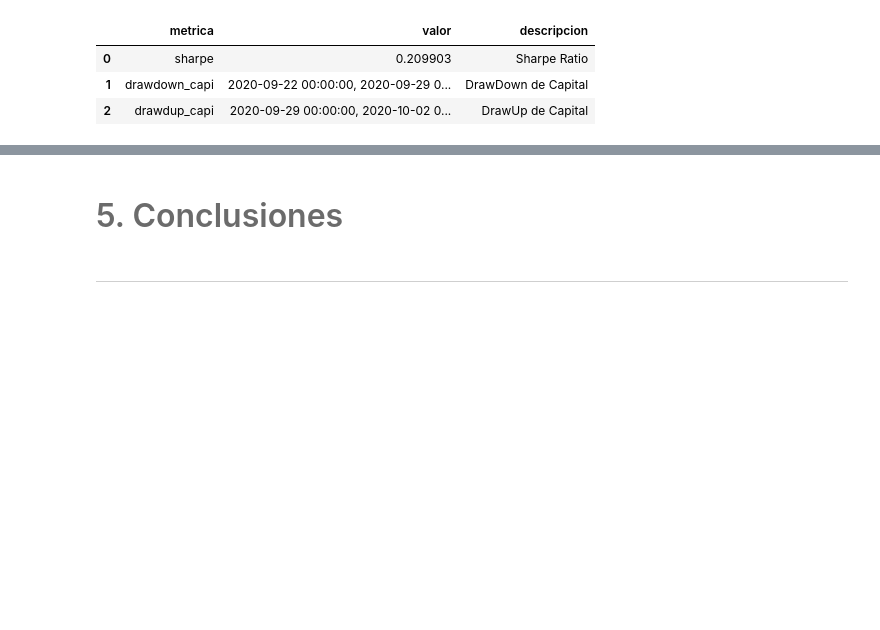
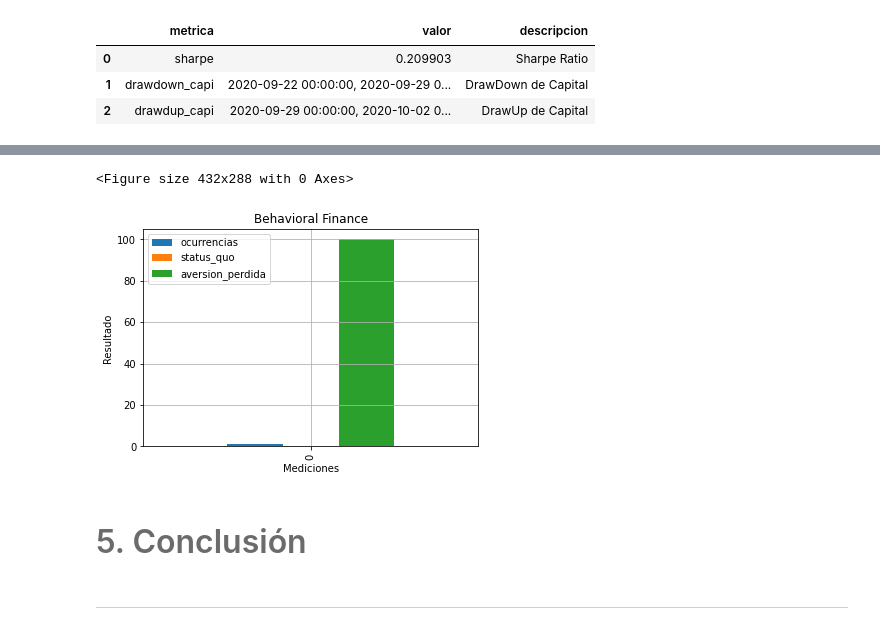
Before and after one commit to lizette98/myst_equipo8_lab3, a Jupyter notebook: notebook.ipynb, the cells around one changed output, grey strips where cells are left out. Cells and saved outputs as stored; diff of their text form; code cells hidden in the pictures; blank space fills up the shorter version.

```diff
--- a/notebook.ipynb
+++ b/notebook.ipynb
@@ -91,6 +133,5 @@ import data as dt
 # %%
-archivo = dt.archivo
-df_data = fn.f_leer_archivo(param_archivo=archivo)
+df_data = fn.f_leer_archivo(param_archivo='files/historicos_alcg.csv')
 df_data.head()
 # %% [output]
 |  | Ticket | Open Time | Type | Size | Item | Price | S / L | T / P | Close Time | Price.1 | ... |
@@ -221,4 +445,17 @@ MAD.head()
+# %%
+import matplotlib.pyplot as plt
+
+fig = plt.figure()
+sesgos = fn.f_be_de(param_data=df_data)
+sesgos_plot = sesgos['resultados'].plot(kind='bar',grid=True)
+plt.title("Behavioral Finance")
+plt.xlabel("Mediciones")
+plt.ylabel("Resultado")
+plt.show();
+# %% [output]
+<Figure size 432x288 with 0 Axes>
+[figure, added]
 # %% [markdown]
-# <font color= #6B6B6B> <font size = 6> 5. Conclusiones </font>
+# <font color= #6B6B6B> <font size = 6> 5. Conclusión </font>
 # %% [markdown]
 <hr style="border:0.02in solid gray"> </hr>
```
Also changed, not shown: parts of 59 cells of this notebook, 6 other files.
